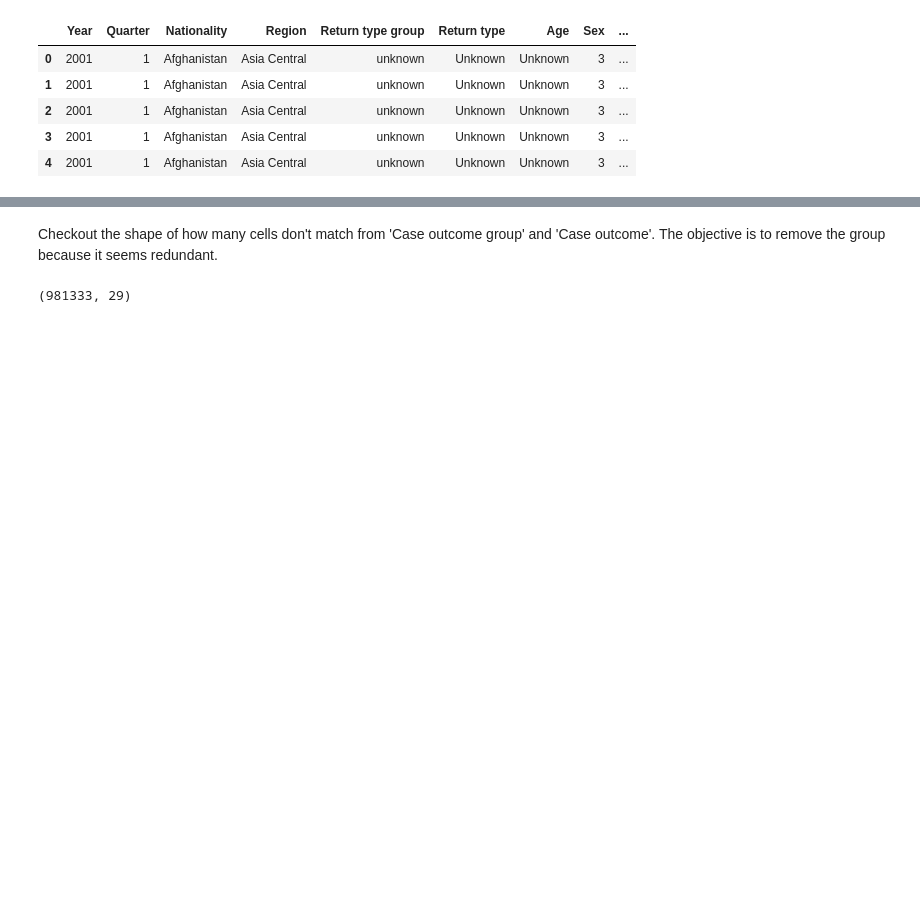
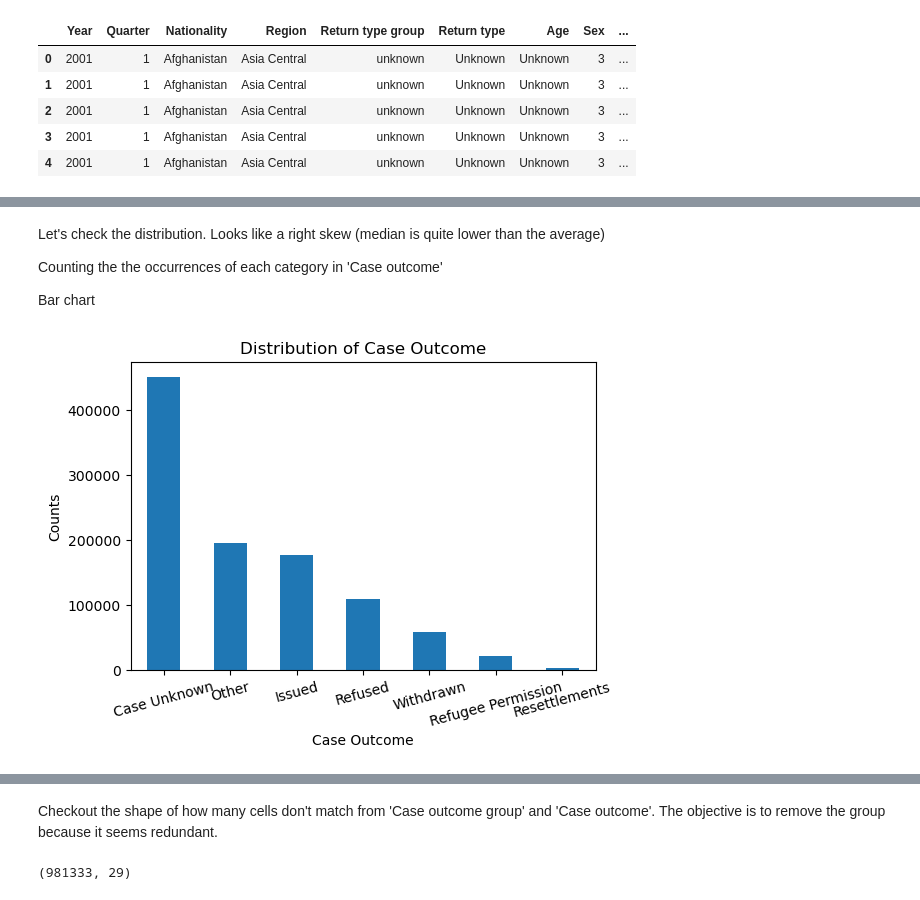
Before and after one commit to psmith1011/CS_UK_Immigration, a Jupyter notebook: Notebook_Code_Files/CS_UK_Immigration_Psmith_main.ipynb, the cells around one changed output, grey strips where cells are left out. Saved outputs shown, nothing was run; the diff lists cells and outputs as text; code cells hidden in the pictures; blank space fills up the shorter version.

Commit message:
updated EDA, post-EDA, and readme. Also includes first 2023 update specific to case outcome data

```diff
--- a/Notebook_Code_Files/CS_UK_Immigration_Psmith_main.ipynb
+++ b/Notebook_Code_Files/CS_UK_Immigration_Psmith_main.ipynb
@@ -213,6 +330,5 @@ df_combined.head()
 # %%
-# Add 'Grants', 'Applications', and 'Decisions' columns together
-clean_df['Total'] = clean_df['Grants'] + df_combined['Applications'] + df_combined['Decisions']
+clean_df['Total Application and Decisions'] = clean_df['Applications'] + clean_df['Decisions']
 # %% [output]
 A value is trying to be set on a copy of a slice from a DataFrame.
 Try using .loc[row_indexer,col_indexer] = value instead
@@ -234,0 +468,6 @@ clean_df.head()
+# %%
+replacement = (clean_df['Case outcome'] == 'Case Unknown') & (clean_df['Total Application and Decisions'] >= 1)
+
+clean_df.loc[replacement, 'Case outcome'] = 'Other'
+
+#REF: https://stackoverflow.com/questions/48314971/pandas-how-can-replace-work-after-loc
@@ -234,0 +490,8 @@ clean_df.head()
+# %%
+replacement = (clean_df['Case type'] == 'Unknown') & (clean_df['Total Application and Decisions'] >= 1)
+
+clean_df.loc[replacement, 'Case type'] = 'Other'
+# %%
+replacement = (clean_df['Case outcome group'] == 'Unknown') & (clean_df['Total Application and Decisions'] >= 1)
+
+clean_df.loc[replacement, 'Case outcome group'] = 'Other'
@@ -234,0 +625,21 @@ clean_df.head()
+# %% [markdown]
+Let's check the distribution. Looks like a right skew (median is quite lower than the average)
+
+Counting the the occurrences of each category in 'Case outcome'
+
+Bar chart
+# %%
+import matplotlib.pyplot as plt
+case_outcome_counts = clean_df['Case outcome'].value_counts()
+plt.figure(figsize=(6, 4))
+
+case_outcome_counts.plot(kind='bar')
+plt.title("Distribution of Case Outcome")
+plt.xlabel("Case Outcome")
+plt.ylabel("Counts")
+
+plt.xticks(rotation=15)
+
+plt.show()
+# %% [output]
+[figure, added]
```
Also changed, not shown: parts of 76 cells of this notebook, 2 other files.
